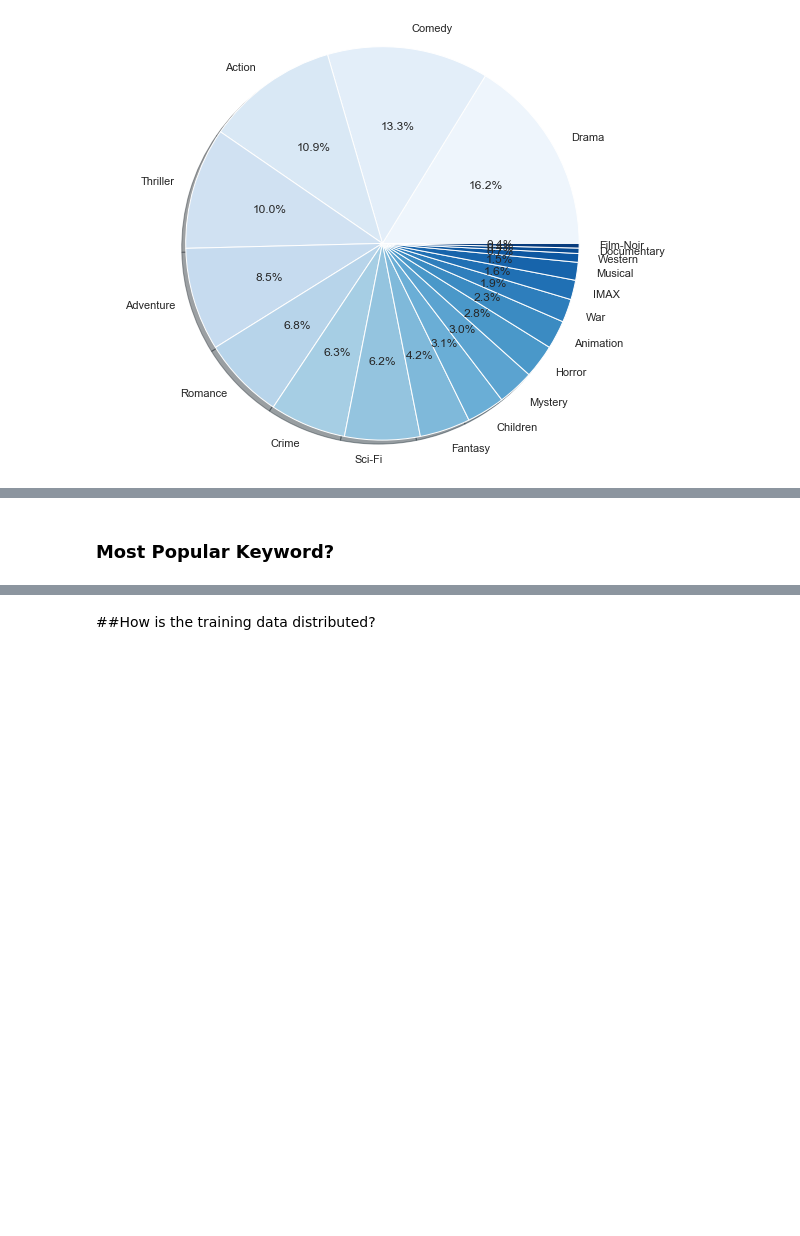
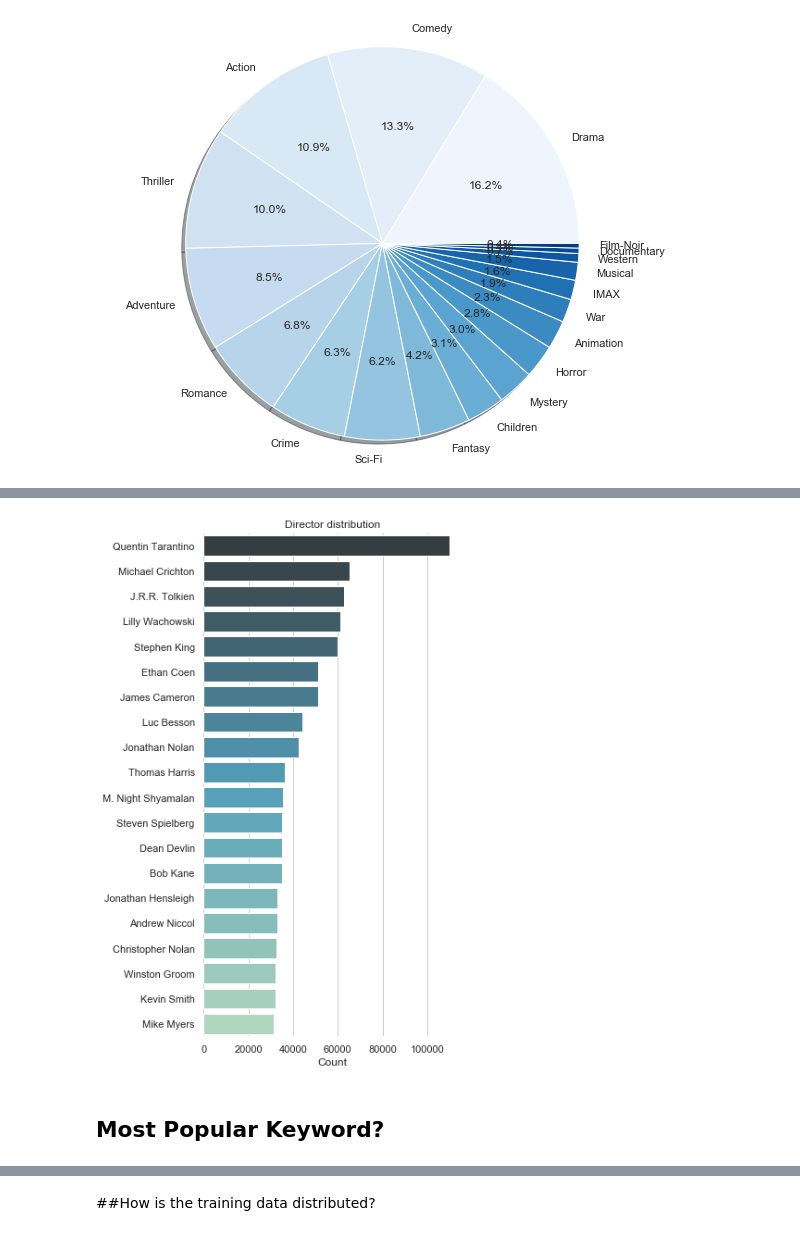
Before and after one commit to EDSATeam11/unsupervised-predict-streamlit-template, a Jupyter notebook: main.ipynb, the cells around one changed output, grey strips where cells are left out. Saved outputs shown, nothing was run; the diff lists cells and outputs as text; code cells hidden in the pictures; blank space fills up the shorter version.

```diff
--- a/main.ipynb
+++ b/main.ipynb
@@ -662,21 +659,5 @@ sns.set_style("whitegrid")
-# %%
-def count_genre(x):
-    #concatenate all the rows of the genres.
-    data_plot = imdb[x].str.cat(sep = '|')
-    df = pd.Series(data_plot.split('|'))
-    #conts each of the genre and return.
-    info = df.value_counts(ascending=False)
-    return info
-# %%
-#call the 'count_genre' function which we made earlier for spiliing and counting genres.
-#it wiil count number of movies directed by each diretor.
-count_director_movies = count_genre('director')
-
-#plot a barh graph
-count_director_movies.iloc[:20].plot(kind='bar',figsize=(13,6),fontsize=12)
-
-#setup the title and the labels
-plt.title("Director Vs Number Of Movies",fontsize=15)
-plt.xticks(rotation=70)
-plt.ylabel("Number Of Movies",fontsize= 13)
-sns.set_style("whitegrid")
+# %%
+count_director_movies = pd.DataFrame(count_genre(data,'director'))
+count_director_movies = count_director_movies.reset_index()
+count_director_movies =  count_director_movies.rename(columns={'index': 'director',0:'count'})
+count_director_movies
@@ -683,2 +678,12 @@ sns.set_style("whitegrid")
+# %%
+# plot the distribution of director
+f, ax = plt.subplots(figsize=(5, 10))
+sns.barplot(data=count_director_movies[0:20],y='director',x='count',palette = sns.color_palette("GnBu_d",20))
+ax.set(ylabel="",
+       xlabel="Count")
+ax.title.set_text('Director distribution')
+sns.despine(left=True, bottom=True)
+# %% [output]
+[figure, added]
 # %% [markdown]
-### Most Popular Keyword?
+## Most Popular Keyword?
```
Also changed, not shown: parts of 24 cells of this notebook.
